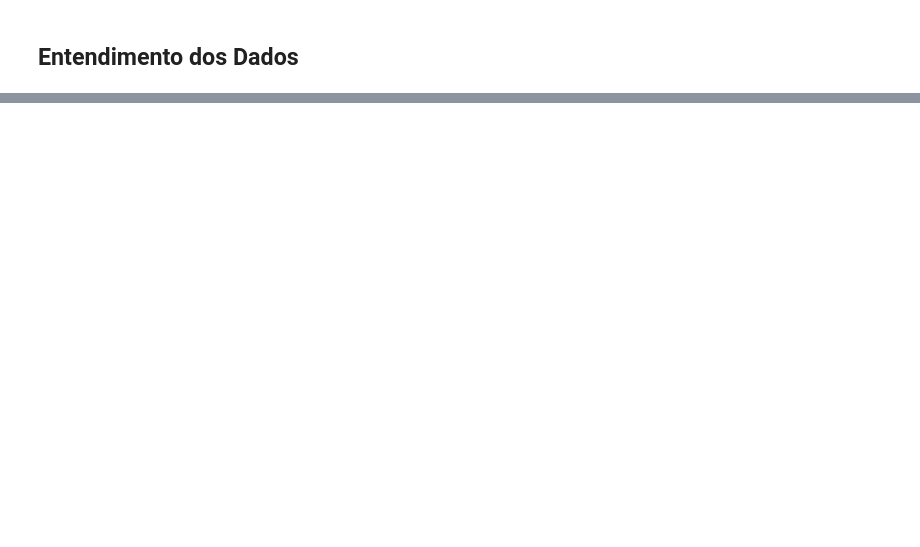
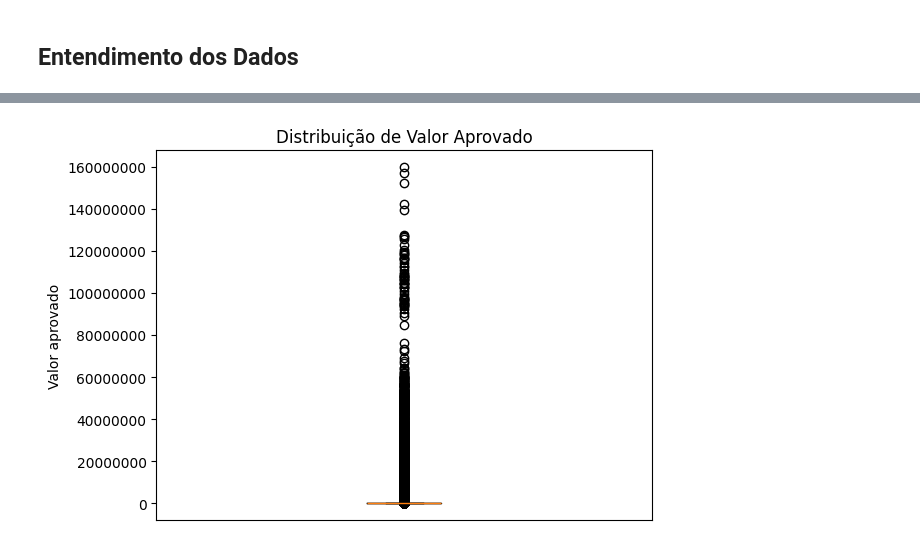
Before and after one commit to marleyabe/Data-SUS, a Jupyter notebook: analise.ipynb, the cells around one changed output, grey strips where cells are left out. Cells and saved outputs as stored; diff of their text form; code cells hidden in the pictures; blank space fills up the shorter version.

```diff
--- a/analise.ipynb
+++ b/analise.ipynb
@@ -28,0 +121,10 @@ df
+# %%
+plt.boxplot(df[df['Conteudo'] == 'Valor aprovado']['Total'])
+
+plt.title('Distribuição de Valor Aprovado')
+plt.ylabel('Valor aprovado')
+plt.xticks([])
+plt.ticklabel_format(style='plain', axis='y')
+plt.show()
+# %% [output]
+[figure, added]
```
Also changed, not shown: parts of 15 cells of this notebook.
